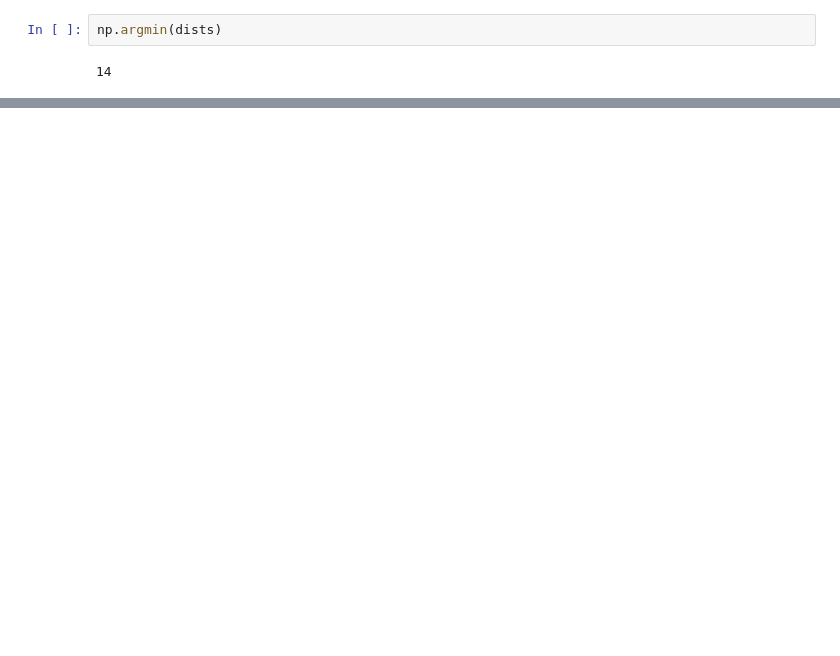
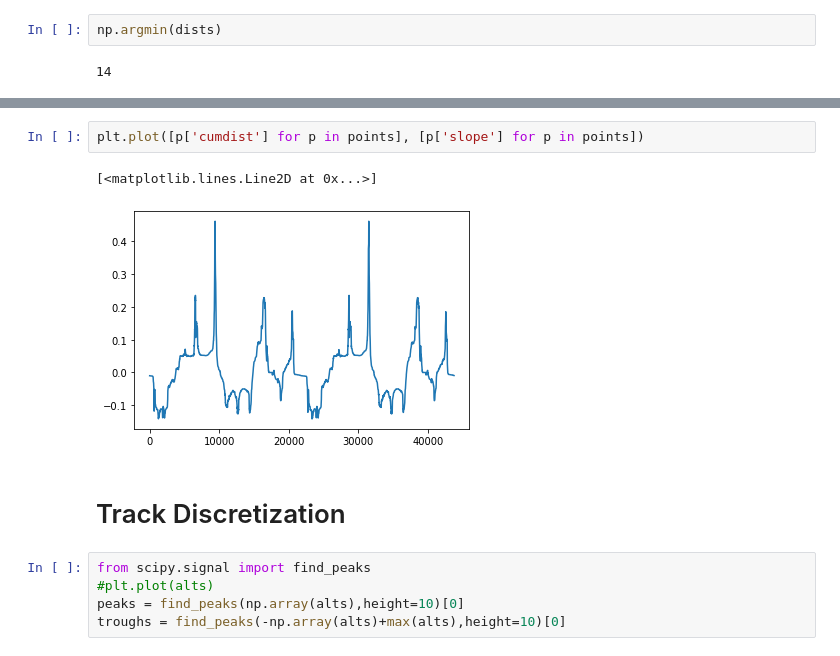
Before and after one commit to anthonyozerov/optimal-cycling, a Jupyter notebook: anthony.ipynb, the cells around one changed output, grey strips where cells are left out. Cells and saved outputs as stored; diff of their text form; blank space fills up the shorter version.

```diff
--- a/anthony.ipynb
+++ b/anthony.ipynb
@@ -227,0 +350,12 @@ tilename.find(gdf.geometry[0].coords[0][1],gdf.geometry[0].coords[0][0])
+# %%
+plt.plot([p['cumdist'] for p in points], [p['slope'] for p in points])
+# %% [output]
+[<matplotlib.lines.Line2D at 0x...>]
+[figure, added]
+# %% [markdown]
+# Track Discretization
+# %%
+from scipy.signal import find_peaks
+#plt.plot(alts)
+peaks = find_peaks(np.array(alts),height=10)[0]
+troughs = find_peaks(-np.array(alts)+max(alts),height=10)[0]
```
Also changed, not shown: parts of 20 cells of this notebook.
